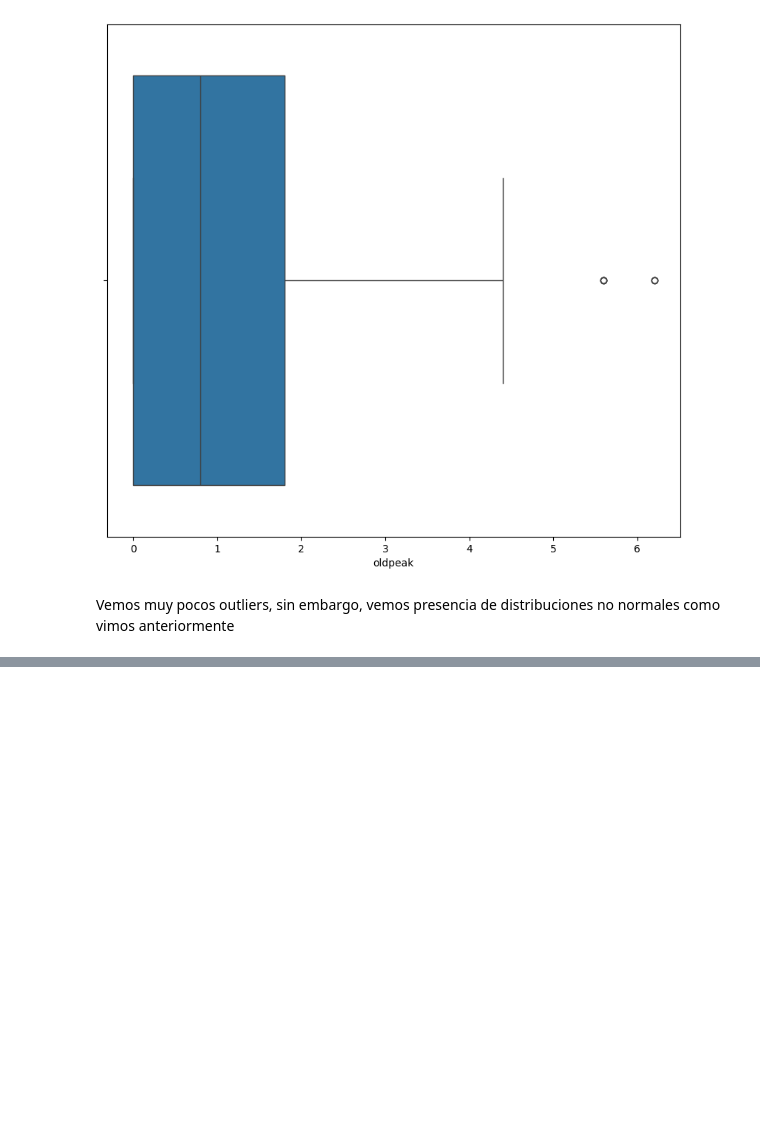
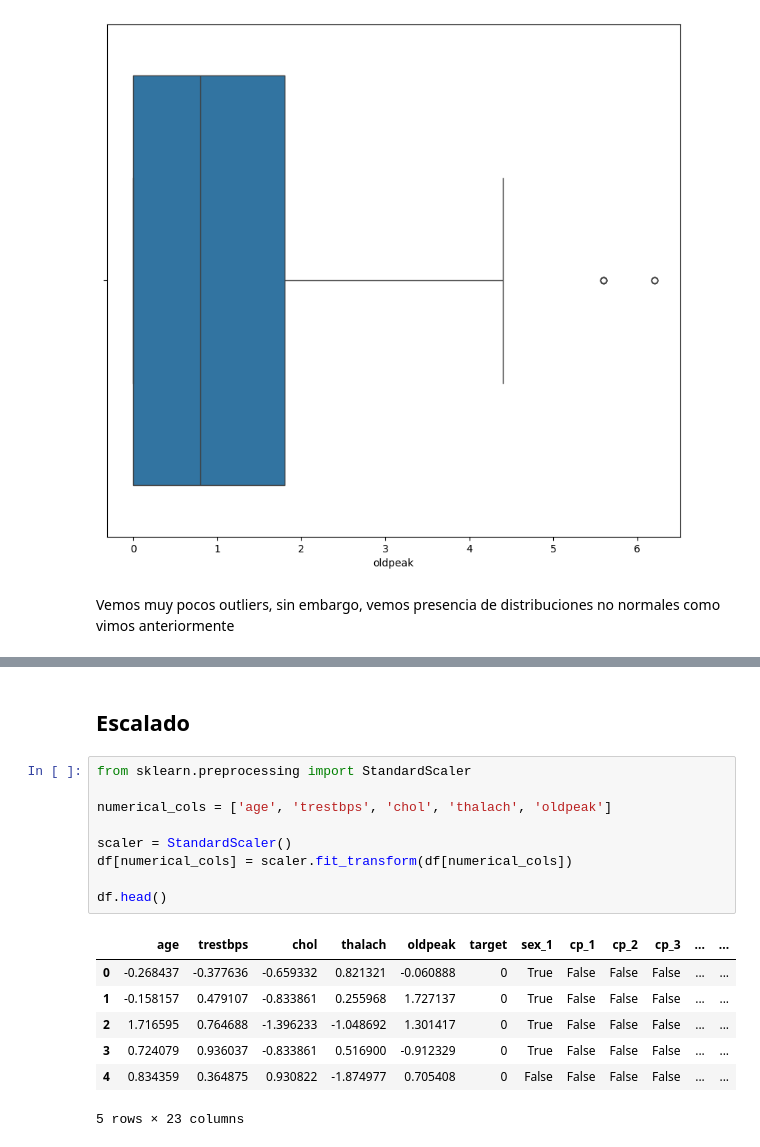
Before and after one commit to pxtroniwnl/hearth-attack-classification, a Jupyter notebook: HearthDiseaseATTACK.ipynb, the cells around one changed output, grey strips where cells are left out. Saved outputs shown, nothing was run; the diff lists cells and outputs as text; blank space fills up the shorter version.

```diff
--- a/HearthDiseaseATTACK.ipynb
+++ b/HearthDiseaseATTACK.ipynb
@@ -188,0 +204,19 @@ Vemos muy pocos outliers, sin embargo, vemos presencia de distribuciones no norm
+# %% [markdown]
+## Escalado
+# %%
+from sklearn.preprocessing import StandardScaler
+
+numerical_cols = ['age', 'trestbps', 'chol', 'thalach', 'oldpeak']
+
+scaler = StandardScaler()
+df[numerical_cols] = scaler.fit_transform(df[numerical_cols])
+
+df.head()
+# %% [output]
+|  | age | trestbps | chol | thalach | oldpeak | target | sex_1 | cp_1 | cp_2 | cp_3 | ... | ... |
+| 0 | -0.268437 | -0.377636 | -0.659332 | 0.821321 | -0.060888 | 0 | True | False | False | False | ... | ... |
+| 1 | -0.158157 | 0.479107 | -0.833861 | 0.255968 | 1.727137 | 0 | True | False | False | False | ... | ... |
+| 2 | 1.716595 | 0.764688 | -1.396233 | -1.048692 | 1.301417 | 0 | True | False | False | False | ... | ... |
+| 3 | 0.724079 | 0.936037 | -0.833861 | 0.516900 | -0.912329 | 0 | True | False | False | False | ... | ... |
+| 4 | 0.834359 | 0.364875 | 0.930822 | -1.874977 | 0.705408 | 0 | False | False | False | False | ... | ... |
+5 rows × 23 columns
```
Also changed, not shown: parts of 2 cells of this notebook.
